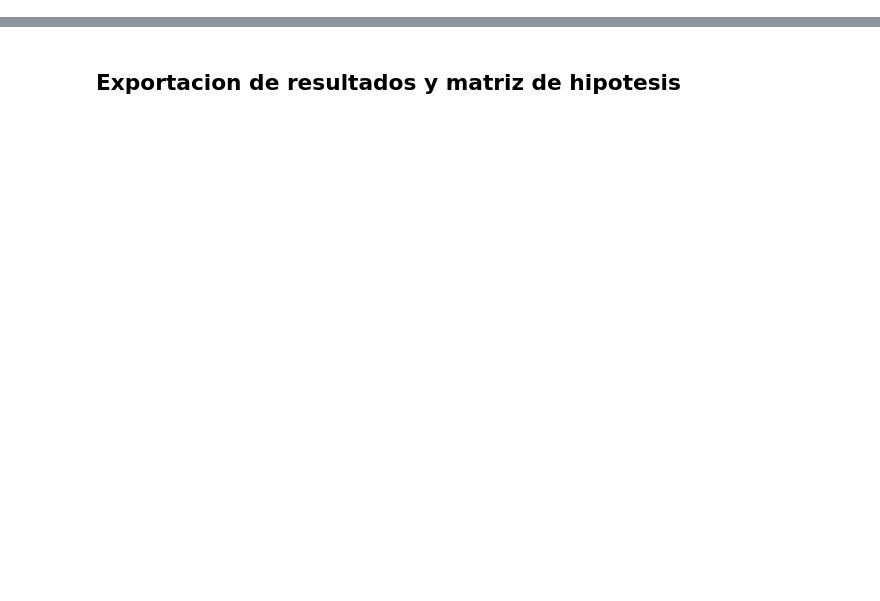
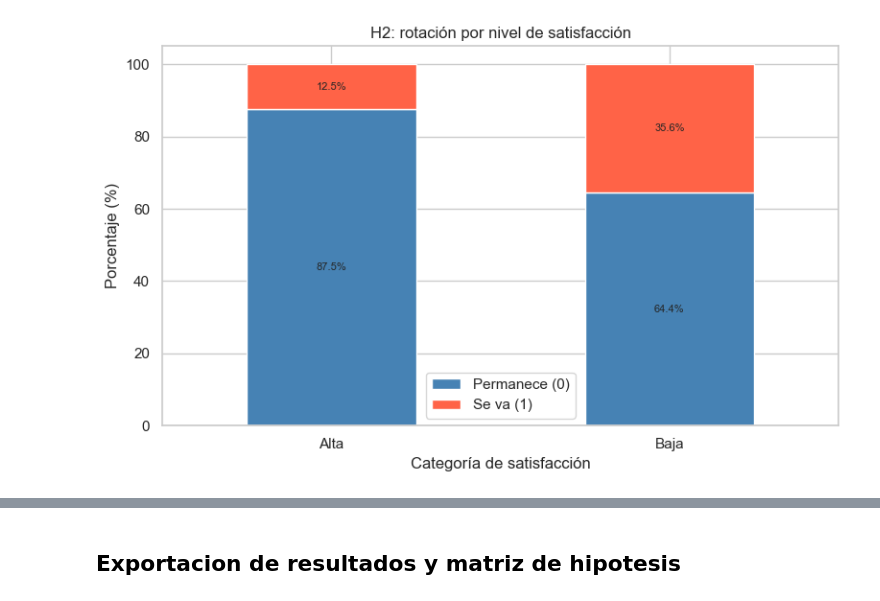
Before and after one commit to valexq/Data-Analysis-3, a Jupyter notebook: notebooks/02_hipotesis_pruebas.ipynb, the cells around one changed output, grey strips where cells are left out. Saved outputs shown, nothing was run; the diff lists cells and outputs as text; code cells hidden in the pictures; blank space fills up the shorter version.

```diff
--- a/notebooks/02_hipotesis_pruebas.ipynb
+++ b/notebooks/02_hipotesis_pruebas.ipynb
@@ -101,19 +133,21 @@ print("Decision:", h2_decision)
 # %%
 # Convertimos a porcentaje para comparar permanencia y salida dentro de cada grupo.
 sat_pct = pd.crosstab(df["satisfaction_category"], df["left_label"], normalize="index").mul(100)
 sat_pct[["Permanece", "Se va"]].plot(
     kind="bar",
     stacked=True,
     figsize=(8, 5),
     color=["steelblue", "tomato"],
 )
 for container in plt.gca().containers:
     plt.gca().bar_label(container, fmt="%.1f%%", label_type="center", fontsize=8)
-plt.title("H2: rotacion por nivel de satisfaccion")
-plt.xlabel("Categoria de satisfaccion")
+plt.title("H2: rotación por nivel de satisfacción")
+plt.xlabel("Categoría de satisfacción")
 plt.ylabel("Porcentaje (%)")
 plt.xticks(rotation=0)
 plt.legend(["Permanece (0)", "Se va (1)"])
 plt.tight_layout()
 plt.savefig(VIS_DIR / "h2_satisfaccion_vs_rotacion.png", dpi=150, bbox_inches="tight")
 plt.show()
+# %% [output]
+[figure, added]
```
Also changed, not shown: parts of 21 cells of this notebook, 8 other files.
